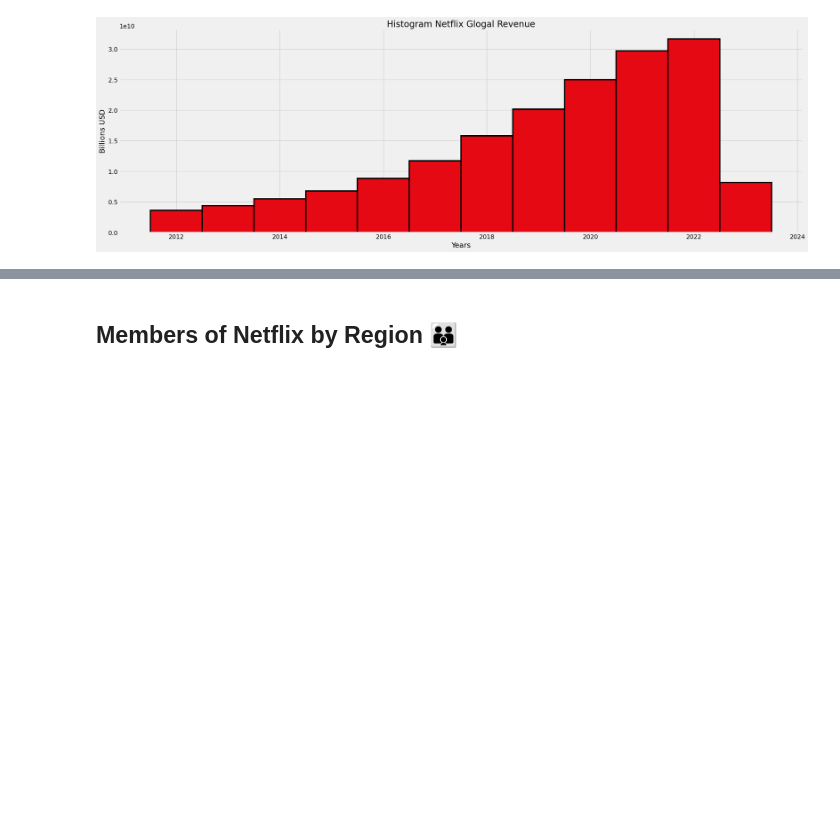
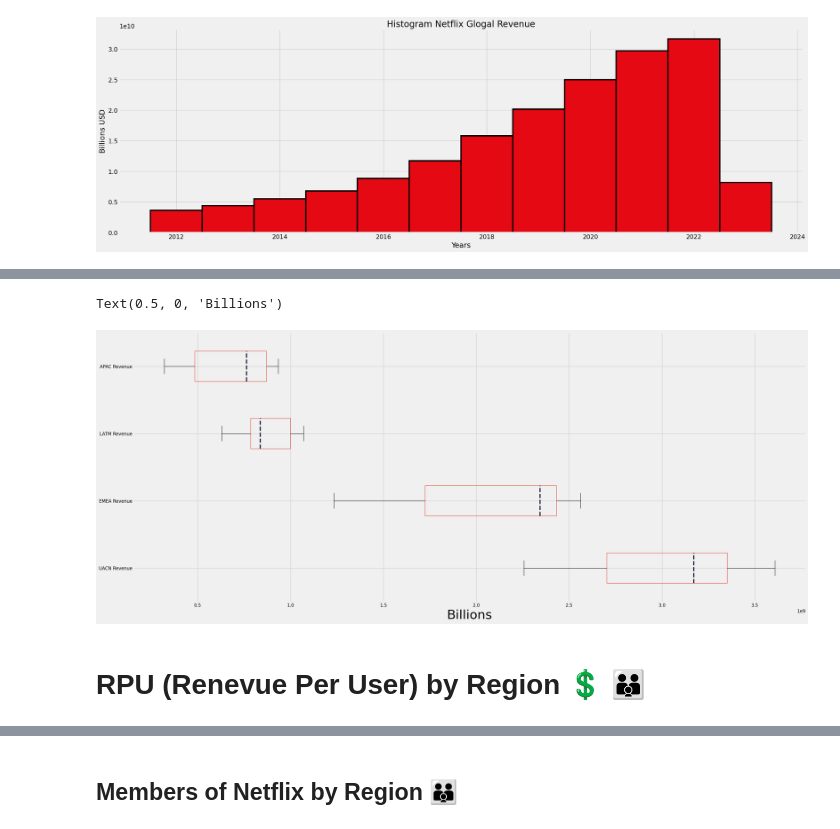
Before and after one commit to danielrodriguez007/Data_Analysis, a Jupyter notebook: Netflix_OTT.ipynb, the cells around one changed output, grey strips where cells are left out. Cells and saved outputs as stored; diff of their text form; code cells hidden in the pictures; blank space fills up the shorter version.

```diff
--- a/Netflix_OTT.ipynb
+++ b/Netflix_OTT.ipynb
@@ -225,0 +252,21 @@ Text(0, 0.5, 'Billions USD')
+# %%
+ar = dfb['UACN Revenue']
+br = dfb['EMEA Revenue']
+cr = dfb['LATM Revenue']
+dr = dfb['APAC Revenue']
+br = [ar,br,cr,dr]
+
+fig = plt.figure(figsize=(25,10))
+ax = fig.add_axes([0,0,1,1])
+
+medianprops = dict(linestyle='--', linewidth=3, color='#131834')
+bbox_props = dict(color = "#E1341E" )
+
+ax.set_yticklabels(['UACN Revenue','EMEA Revenue','LATM Revenue','APAC Revenue'])
+bpx = ax.boxplot(br, vert=0, showfliers=True, medianprops=medianprops, boxprops=bbox_props)
+plt.xlabel("Billions", fontsize=34)
+# %% [output]
+Text(0.5, 0, 'Billions')
+[figure, added]
+# %% [markdown]
+# RPU (Renevue Per User) by Region 💲 👪
```
Also changed, not shown: parts of 13 cells of this notebook.
